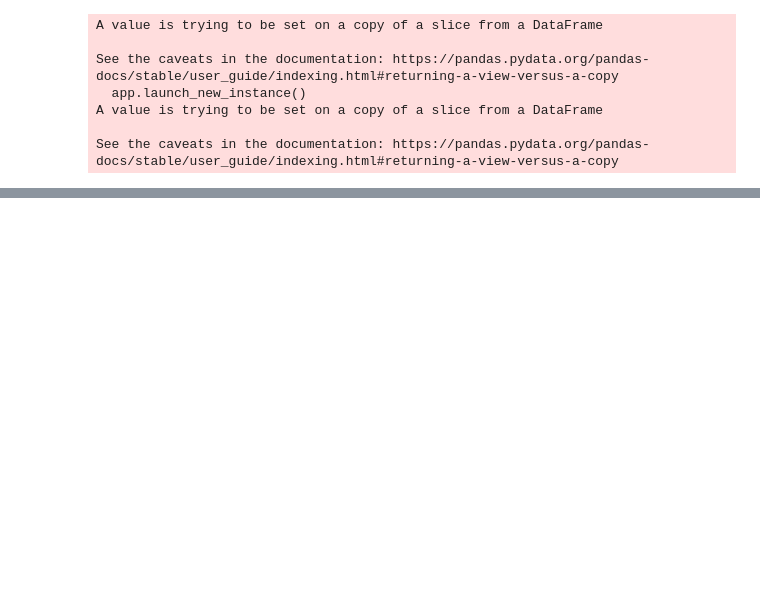
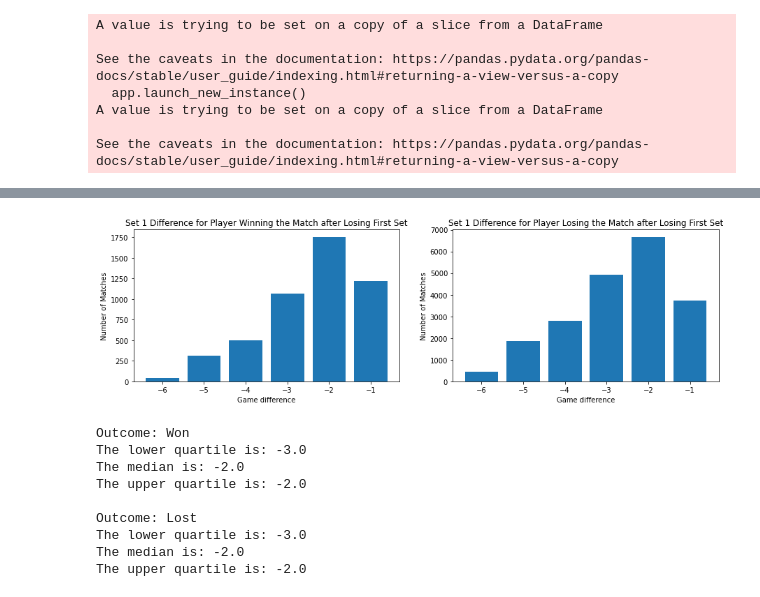
Before and after one commit to jsnarvasa/COMP5310, a Jupyter notebook: COMP5310 - Assignment 1 - jnar3156.ipynb, the cells around one changed output, grey strips where cells are left out. Drawn from its saved outputs; the diff is of its cells as text; code cells hidden in the pictures; blank space fills up the shorter version.

```diff
--- a/COMP5310 - Assignment 1 - jnar3156.ipynb
+++ b/COMP5310 - Assignment 1 - jnar3156.ipynb
@@ -231,0 +241,51 @@ print(f'The upper quartile is: {np.percentile(lost_rank_diff, 75)}')
+# %%
+won_set_diff = training_df_clean[(training_df_clean['Has_Won']==1) & (training_df_clean['Set1_Diff'].notna())]['Set1_Diff'].values.tolist()
+lost_set_diff = training_df_clean[(training_df_clean['Has_Won']==0) & (training_df_clean['Set1_Diff'].notna())]['Set1_Diff'].values.tolist()
+
+freqs, bins = np.histogram(won_set_diff, bins=6, range=(-6.5,-0.5))
+won_set_dict = OrderedDict()
+for i in range(len(bins)-1):
+    won_set_dict[int(np.ceil(bins[i]))] = freqs[i]
+
+freqs, bins = np.histogram(lost_set_diff, bins=6, range=(-6.5,-0.5))
+lost_set_dict = OrderedDict()
+for i in range(len(bins)-1):
+    lost_set_dict[int(np.ceil(bins[i]))] = freqs[i]
+
+plt.figure(figsize=(15,4))
+plt.subplot(121)
+plt.title('Set 1 Difference for Player Winning the Match after Losing First Set')
+plt.ylabel('Number of Matches')
+plt.xlabel('Game difference')
+plt.xticks(range(-6,0))
+plt.bar(won_set_dict.keys(), won_set_dict.values())
+
+plt.subplot(122)
+plt.title('Set 1 Difference for Player Losing the Match after Losing First Set')
+plt.ylabel('Number of Matches')
+plt.xlabel('Game difference')
+plt.xticks(range(-6,0))
+plt.bar(lost_set_dict.keys(), lost_set_dict.values())
+
+plt.show()
+
+print("Outcome: Won")
+print(f'The lower quartile is: {np.percentile(won_set_diff, 25)}')
+print(f'The median is: {np.median(won_set_diff)}')
+print(f'The upper quartile is: {np.percentile(won_set_diff, 75)}')
+print()
+print("Outcome: Lost")
+print(f'The lower quartile is: {np.percentile(lost_set_diff, 25)}')
+print(f'The median is: {np.median(lost_set_diff)}')
+print(f'The upper quartile is: {np.percentile(lost_set_diff, 75)}')
+# %% [output]
+[figure, added]
+Outcome: Won
+The lower quartile is: -3.0
+The median is: -2.0
+The upper quartile is: -2.0
+
+Outcome: Lost
+The lower quartile is: -3.0
+The median is: -2.0
+The upper quartile is: -2.0
```
Also changed, not shown: parts of 20 cells of this notebook.
